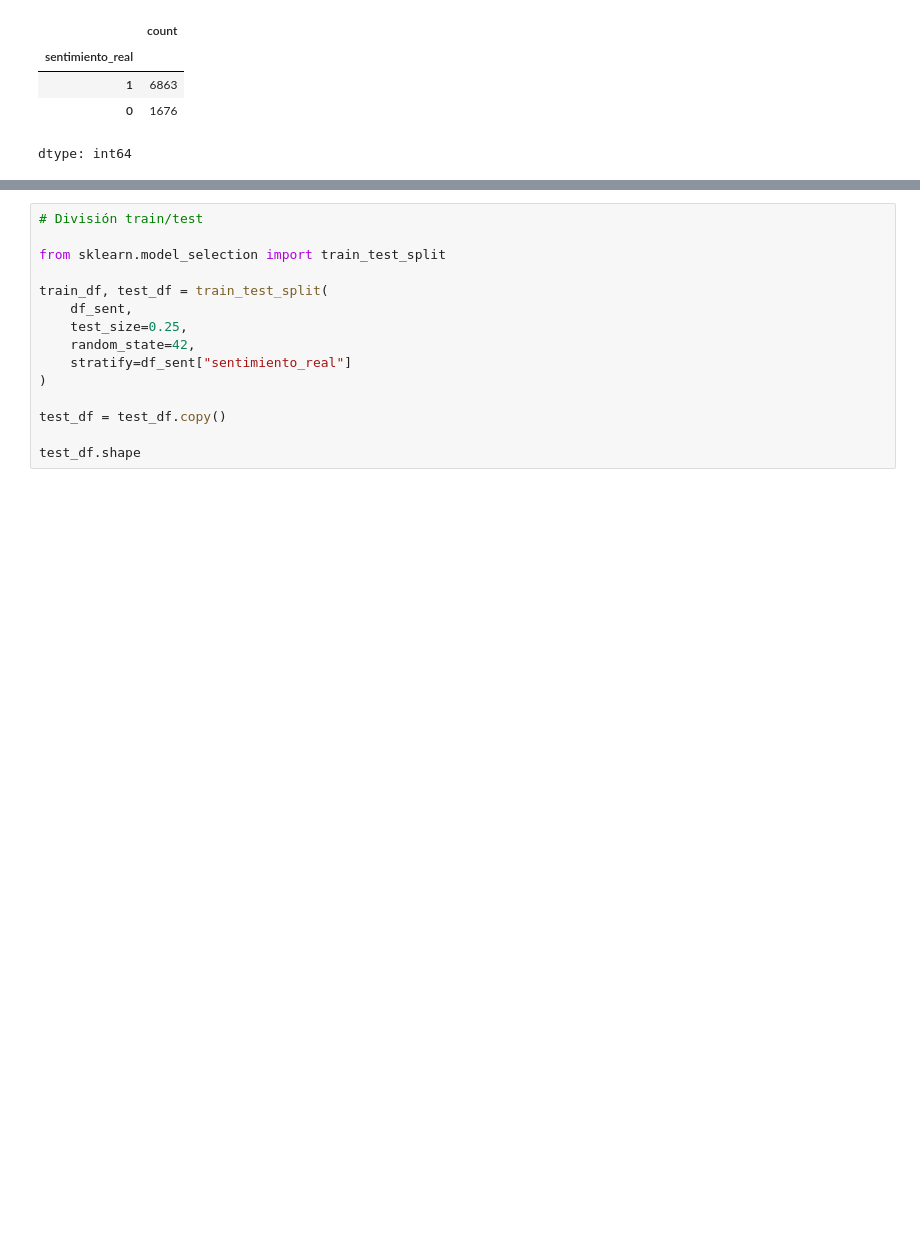
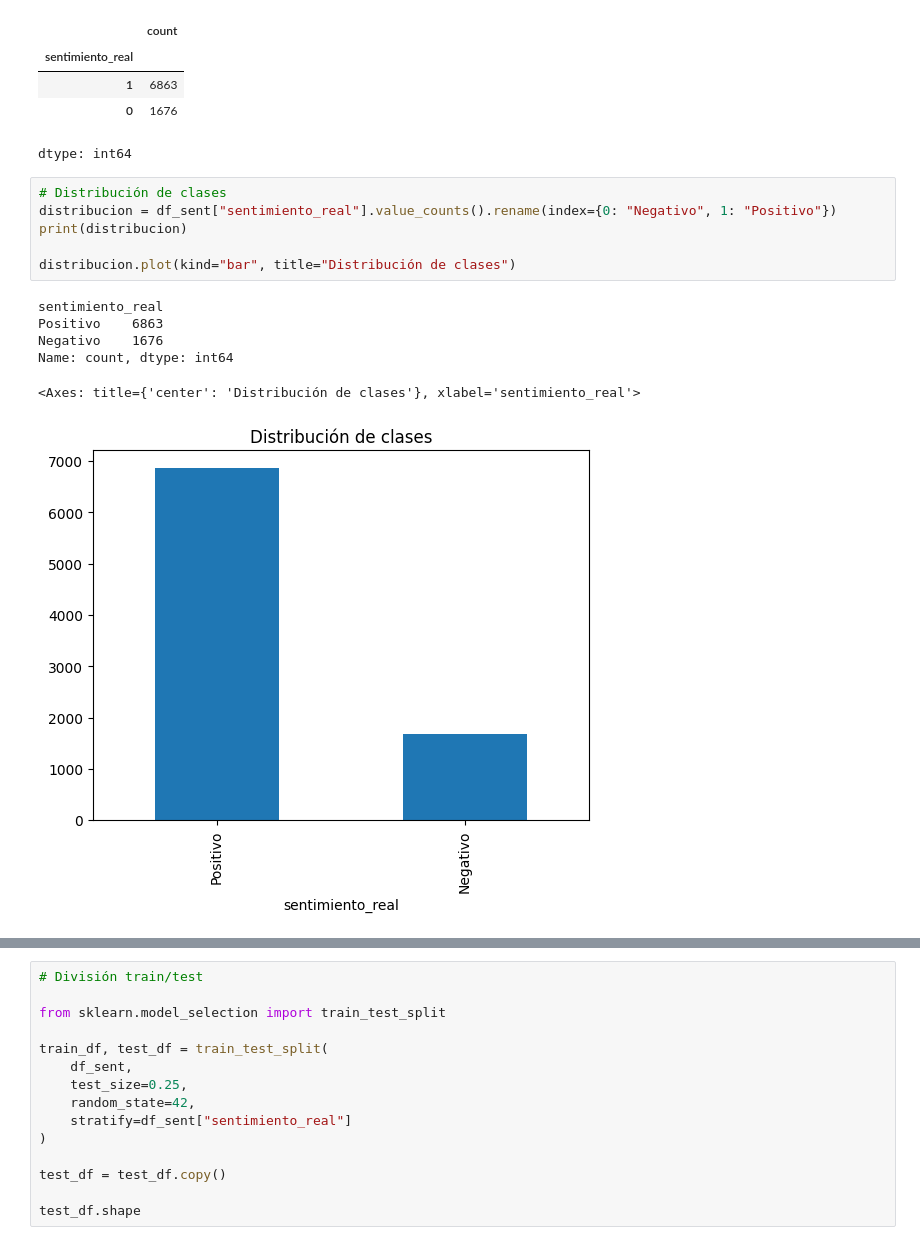
Before and after one commit to elandler/repo-pruebas, a Jupyter notebook: Ejercicio_M3_U2.ipynb, the cells around one changed output, grey strips where cells are left out. Saved outputs shown, nothing was run; the diff lists cells and outputs as text; blank space fills up the shorter version.

```diff
--- a/Ejercicio_M3_U2.ipynb
+++ b/Ejercicio_M3_U2.ipynb
@@ -97,3 +122,16 @@ df_sent["sentimiento_real"].value_counts()
 | 1 | 6863 |
 | 0 | 1676 |
 dtype: int64
+# %%
+# Distribución de clases
+distribucion = df_sent["sentimiento_real"].value_counts().rename(index={0: "Negativo", 1: "Positivo"})
+print(distribucion)
+
+distribucion.plot(kind="bar", title="Distribución de clases")
+# %% [output]
+sentimiento_real
+Positivo    6863
+Negativo    1676
+Name: count, dtype: int64
+<Axes: title={'center': 'Distribución de clases'}, xlabel='sentimiento_real'>
+[figure, added]
```
Also changed, not shown: parts of 16 cells of this notebook.
